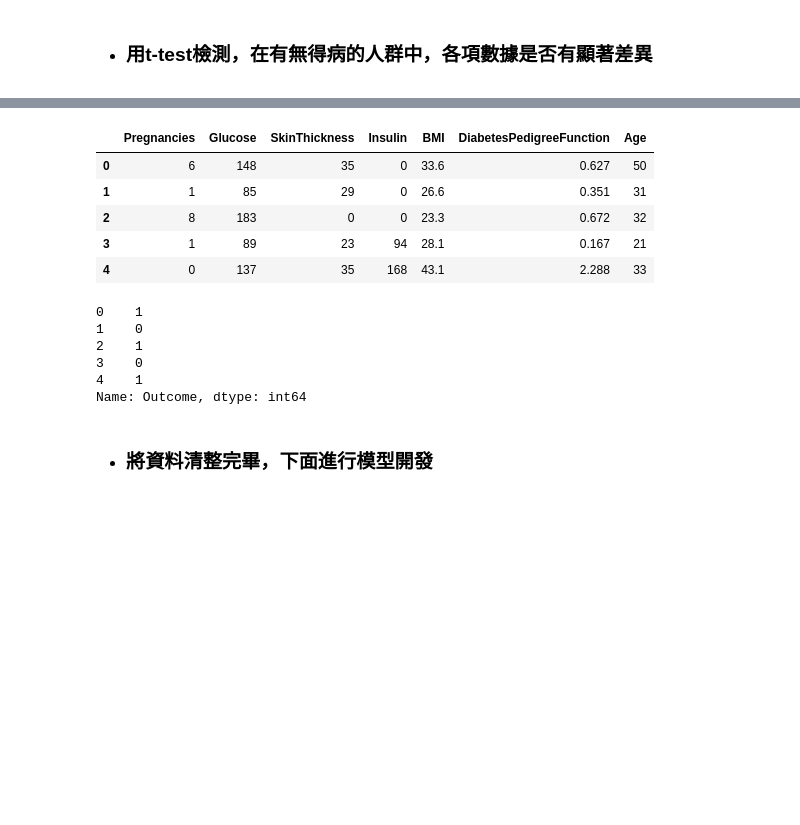
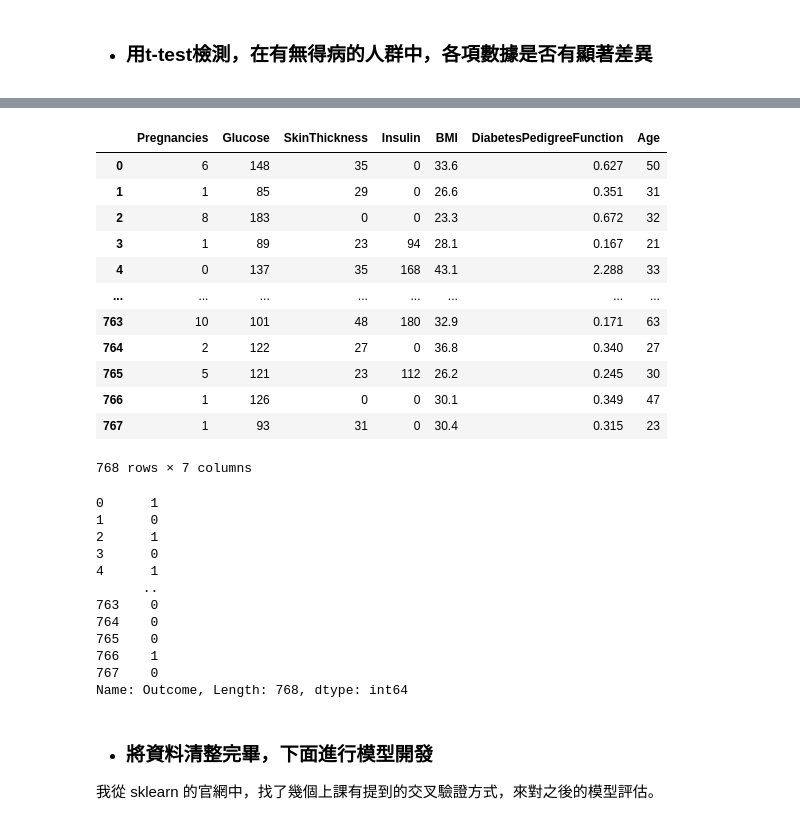
Before and after one commit to GongShaoGu/AIHW1, a Jupyter notebook: AI_HW1.ipynb, the cells around one changed output, grey strips where cells are left out. Cells and saved outputs as stored; diff of their text form; code cells hidden in the pictures; blank space fills up the shorter version.

```diff
--- a/AI_HW1.ipynb
+++ b/AI_HW1.ipynb
@@ -212,20 +179,36 @@ Age :
 # %%
+# Outcome 是預測目標，而 BloodPressure 沒有顯著性，所以我們在 feature 中去掉這兩個資料
 data = rowdata.drop(['Outcome', 'BloodPressure'], axis = 1)
+# label 是我們的預測目標，就是原資料中的 Outcome
 label = rowdata['Outcome']
-data.head()
-label.head()
+display(data)
+display(label)
 # %% [output]
 |  | Pregnancies | Glucose | SkinThickness | Insulin | BMI | DiabetesPedigreeFunction | Age |
 | 0 | 6 | 148 | 35 | 0 | 33.6 | 0.627 | 50 |
 | 1 | 1 | 85 | 29 | 0 | 26.6 | 0.351 | 31 |
 | 2 | 8 | 183 | 0 | 0 | 23.3 | 0.672 | 32 |
 | 3 | 1 | 89 | 23 | 94 | 28.1 | 0.167 | 21 |
 | 4 | 0 | 137 | 35 | 168 | 43.1 | 2.288 | 33 |
+| ... | ... | ... | ... | ... | ... | ... | ... |
+| 763 | 10 | 101 | 48 | 180 | 32.9 | 0.171 | 63 |
+| 764 | 2 | 122 | 27 | 0 | 36.8 | 0.340 | 27 |
+| 765 | 5 | 121 | 23 | 112 | 26.2 | 0.245 | 30 |
+| 766 | 1 | 126 | 0 | 0 | 30.1 | 0.349 | 47 |
+| 767 | 1 | 93 | 31 | 0 | 30.4 | 0.315 | 23 |
-0    1
-1    0
-2    1
-3    0
-4    1
-Name: Outcome, dtype: int64
+768 rows × 7 columns
+0      1
+1      0
+2      1
+3      0
+4      1
+      ..
+763    0
+764    0
+765    0
+766    1
+767    0
+Name: Outcome, Length: 768, dtype: int64
 # %% [markdown]
 * ### 將資料清整完畢，下面進行模型開發
+我從 sklearn 的官網中，找了幾個上課有提到的交叉驗證方式，來對之後的模型評估。
```
Also changed, not shown: parts of 27 cells of this notebook, 1 other file.
